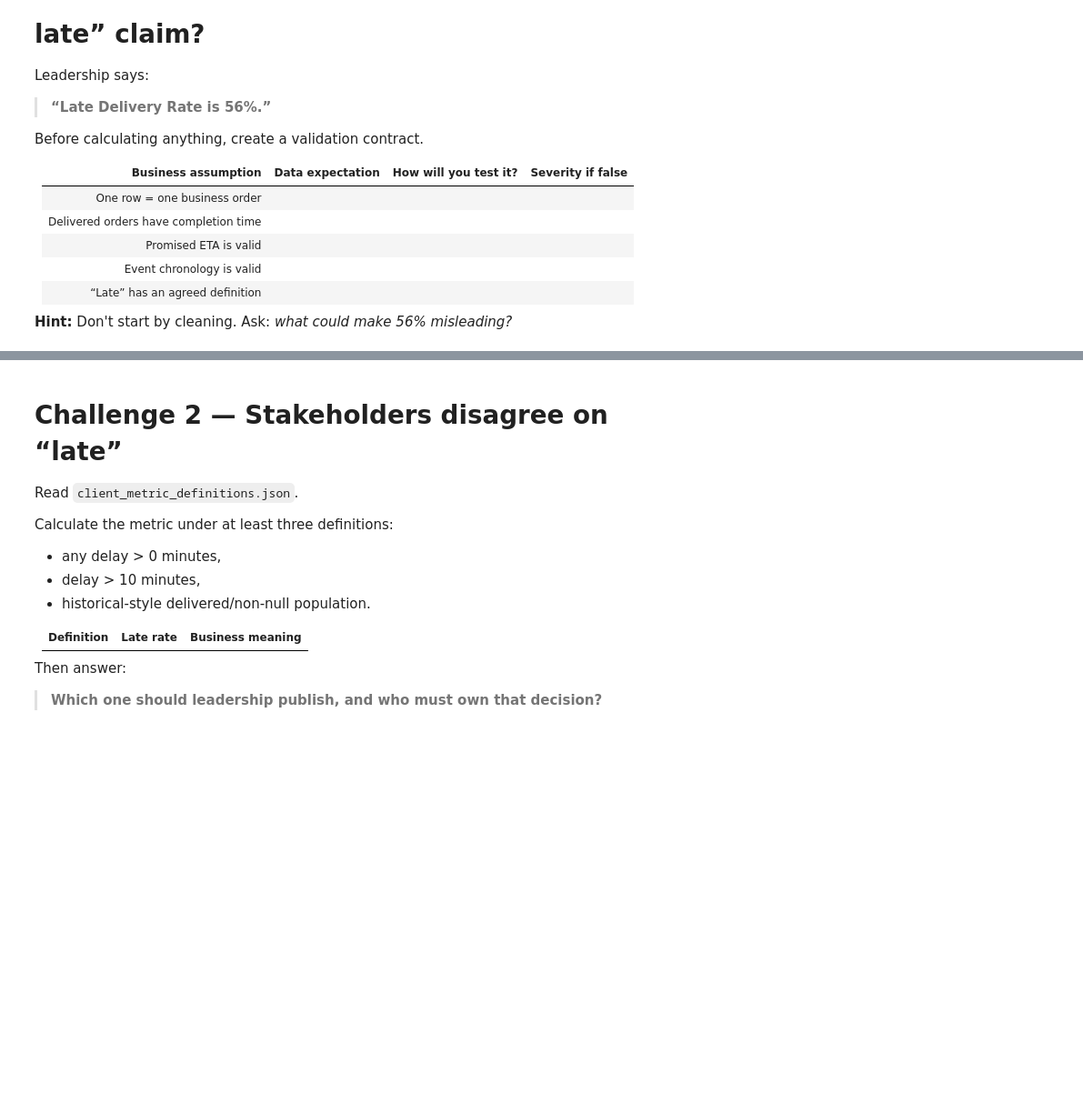
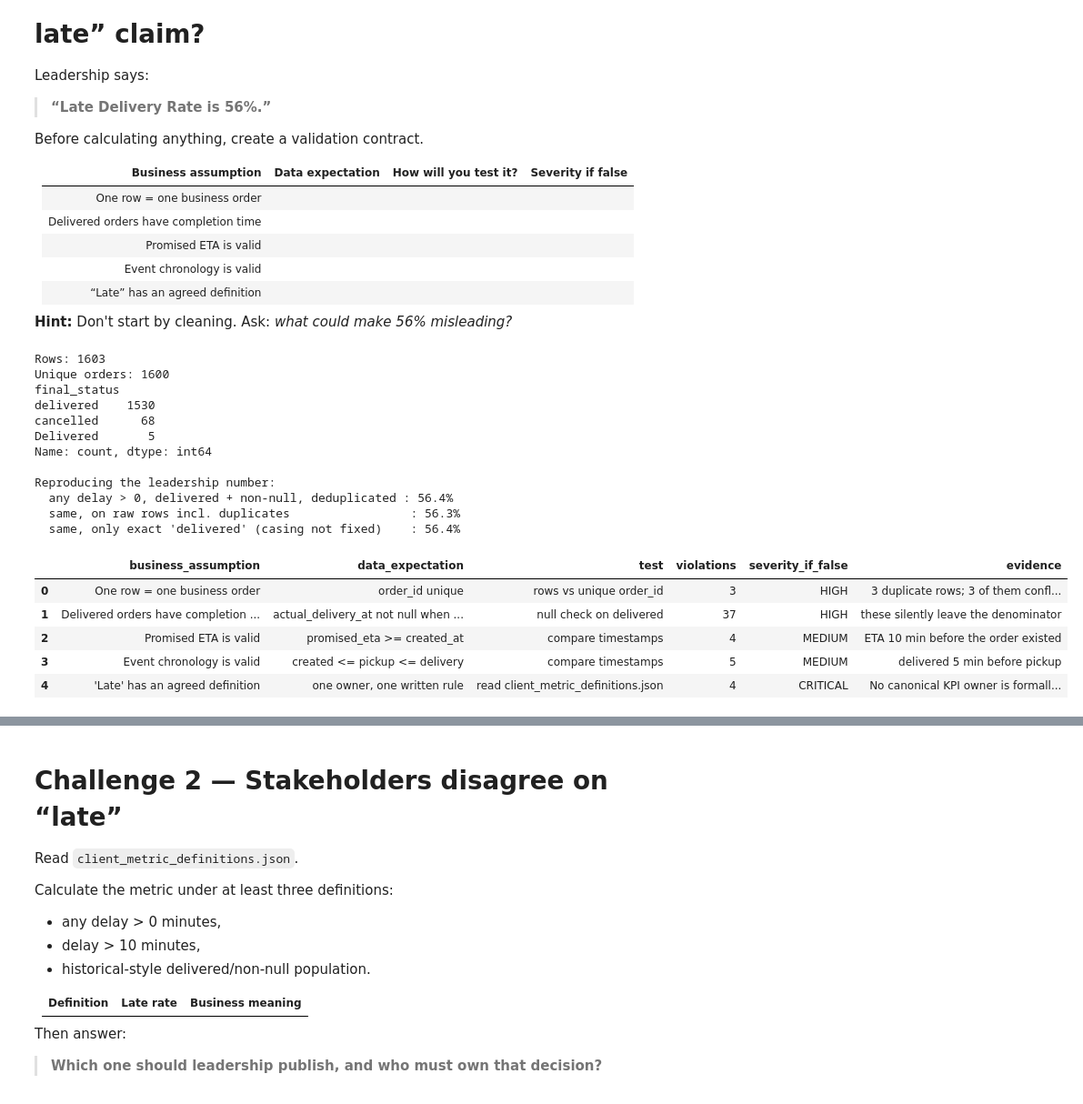
Before and after one commit to parthdagia05/divvyRebalancingWithMyIQ, a Jupyter notebook: flasheats-challenges/FlashEats_Class6_Student.ipynb, the cells around one changed output, grey strips where cells are left out. Shown at 91% size. Saved outputs shown, nothing was run; the diff lists cells and outputs as text; code cells hidden in the pictures; blank space fills up the shorter version.

Commit message:
Class 6 Challenge 1: executable validation contract for the 56% claim

```diff
--- a/flasheats-challenges/FlashEats_Class6_Student.ipynb
+++ b/flasheats-challenges/FlashEats_Class6_Student.ipynb
@@ -152,11 +190,63 @@ Before calculating anything, create a validation contract.
 # %%
 print("Rows:", len(orders))
 print("Unique orders:", orders["order_id"].nunique())
 print(orders["final_status"].value_counts(dropna=False))
 
-# TODO:
-# - establish business grain
-# - check delivered orders with missing completion time
-# - test promised_eta >= created_at
-# - test pickup_at <= actual_delivery_at
-# - mark which assumptions need stakeholder clarification
+o = orders.copy()
+for c in ["created_at", "promised_eta", "pickup_at", "actual_delivery_at"]:
+    o[c] = pd.to_datetime(o[c], format="mixed", errors="coerce")
+o["status_norm"] = o["final_status"].str.strip().str.lower()
+dedup = o.drop_duplicates("order_id", keep="first")
+delivered = dedup[dedup["status_norm"] == "delivered"]
+
+# How was "56%" produced? Try the plausible recipes.
+def any_late(df):
+    d = df.dropna(subset=["actual_delivery_at"])
+    return (d["actual_delivery_at"] > d["promised_eta"]).mean()
+
+print("\nReproducing the leadership number:")
+print(f"  any delay > 0, delivered + non-null, deduplicated : {any_late(delivered):.1%}")
+print(f"  same, on raw rows incl. duplicates                 : {any_late(o[o['status_norm'] == 'delivered']):.1%}")
+print(f"  same, only exact 'delivered' (casing not fixed)    : {any_late(dedup[dedup['final_status'] == 'delivered']):.1%}")
+
+# Executable validation contract
+conflicting_dupes = (o[o["order_id"].duplicated(keep=False)]
+                     .groupby("order_id").nunique().gt(1).any(axis=1).sum())
+contract = pd.DataFrame([
+    ("One row = one business order", "order_id unique",
+     "rows vs unique order_id", len(o) - o["order_id"].nunique(), "HIGH",
+     f"{len(o) - o['order_id'].nunique()} duplicate rows; {conflicting_dupes} of them conflict (traffic_bucket)"),
+    ("Delivered orders have completion time", "actual_delivery_at not null when delivered",
+     "null check on delivered", delivered["actual_delivery_at"].isna().sum(), "HIGH",
+     "these silently leave the denominator"),
+    ("Promised ETA is valid", "promised_eta >= created_at",
+     "compare timestamps", (dedup["promised_eta"] < dedup["created_at"]).sum(), "MEDIUM",
+     "ETA 10 min before the order existed"),
+    ("Event chronology is valid", "created <= pickup <= delivery",
+     "compare timestamps",
+     ((dedup["pickup_at"] < dedup["created_at"]) | (dedup["actual_delivery_at"] < dedup["pickup_at"])).sum(), "MEDIUM",
+     "delivered 5 min before pickup"),
+    ("'Late' has an agreed definition", "one owner, one written rule",
+     "read client_metric_definitions.json", len(metric_notes["stakeholders"]), "CRITICAL",
+     metric_notes["note"]),
+], columns=["business_assumption", "data_expectation", "test", "violations", "severity_if_false", "evidence"])
+display(contract)
+# %% [output]
+Rows: 1603
+Unique orders: 1600
+final_status
+delivered    1530
+cancelled      68
+Delivered       5
+Name: count, dtype: int64
+
+Reproducing the leadership number:
+  any delay > 0, delivered + non-null, deduplicated : 56.4%
+  same, on raw rows incl. duplicates                 : 56.3%
+  same, only exact 'delivered' (casing not fixed)    : 56.4%
+|  | business_assumption | data_expectation | test | violations | severity_if_false | evidence |
+| 0 | One row = one business order | order_id unique | rows vs unique order_id | 3 | HIGH | 3 duplicate rows; 3 of them confl... |
+| 1 | Delivered orders have completion ... | actual_delivery_at not null when ... | null check on delivered | 37 | HIGH | these silently leave the denominator |
+| 2 | Promised ETA is valid | promised_eta >= created_at | compare timestamps | 4 | MEDIUM | ETA 10 min before the order existed |
+| 3 | Event chronology is valid | created <= pickup <= delivery | compare timestamps | 5 | MEDIUM | delivered 5 min before pickup |
+| 4 | 'Late' has an agreed definition | one owner, one written rule | read client_metric_definitions.json | 4 | CRITICAL | No canonical KPI owner is formall... |
```
Also changed, not shown: parts of 5 cells of this notebook.
